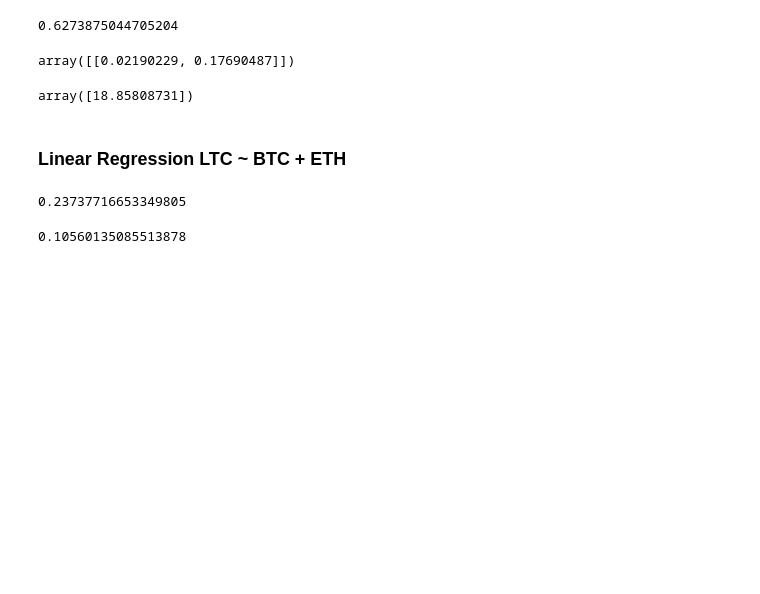
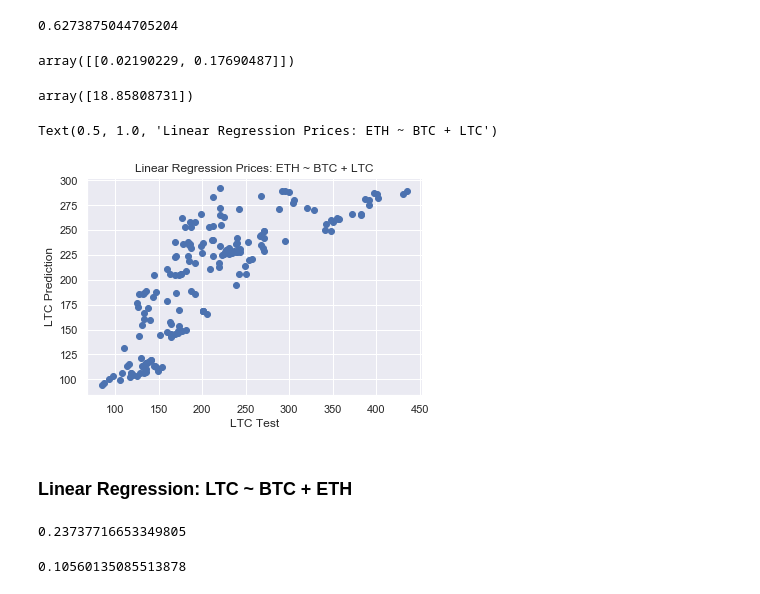
Before and after one commit to hank-butler/Third-Capstone, a Jupyter notebook: Third_Capstone_Modeling.ipynb, the cells around one changed output. Cells and saved outputs as stored; diff of their text form; code cells hidden in the pictures; blank space fills up the shorter version.

```diff
--- a/Third_Capstone_Modeling.ipynb
+++ b/Third_Capstone_Modeling.ipynb
@@ -592,8 +592,18 @@ array([[0.02190229, 0.17690487]])
 reg.intercept_
 # %% [output]
 array([18.85808731])
+# %%
+y_pred = reg.predict(X_test)
+# %%
+plt.scatter(y_test, y_pred)
+plt.xlabel("LTC Test")
+plt.ylabel("LTC Prediction")
+plt.title("Linear Regression Prices: ETH ~ BTC + LTC")
+# %% [output]
+Text(0.5, 1.0, 'Linear Regression Prices: ETH ~ BTC + LTC')
+[figure, added]
 # %% [markdown]
-### Linear Regression LTC ~ BTC + ETH
+### Linear Regression: LTC ~ BTC + ETH
 # %%
 X, y = prices[['vwap_BTC', 'vwap_ETH']], prices[['vwap_LTC']]
 # %%
```
Also changed, not shown: parts of 88 cells of this notebook.
